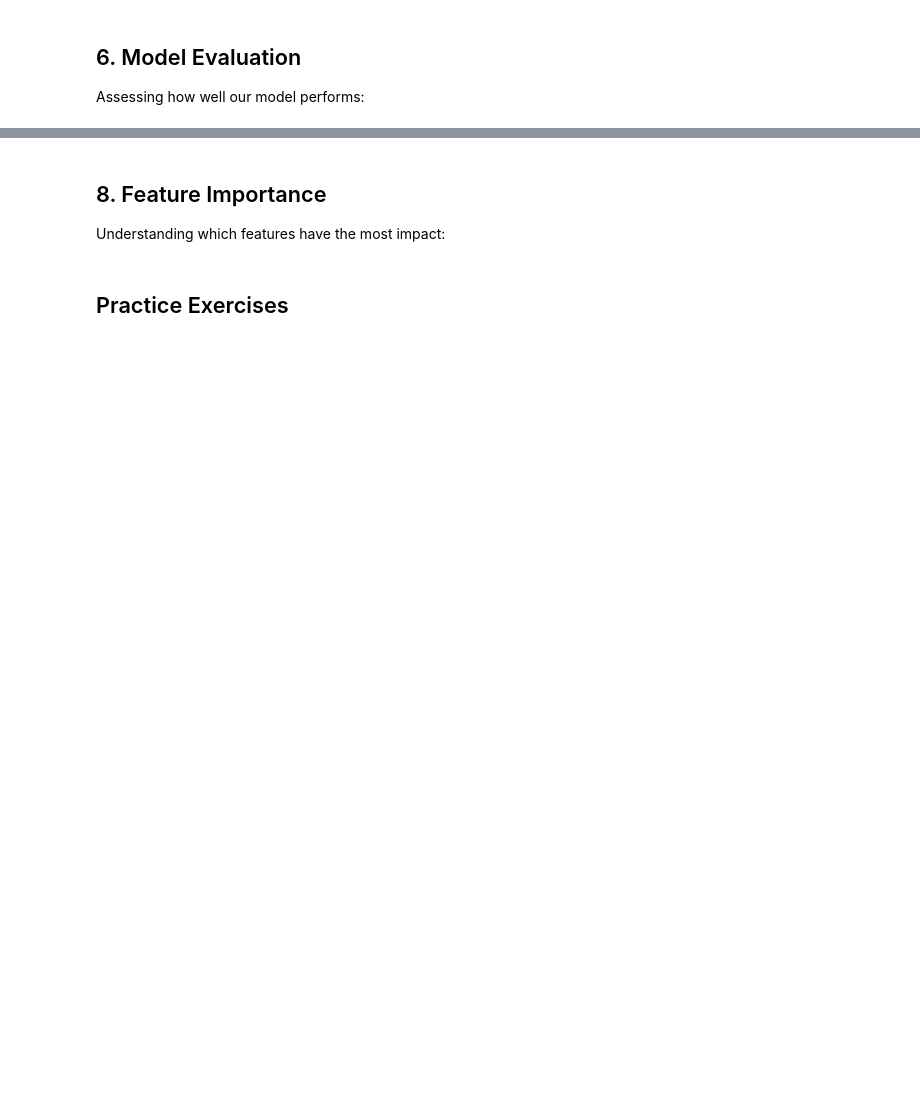
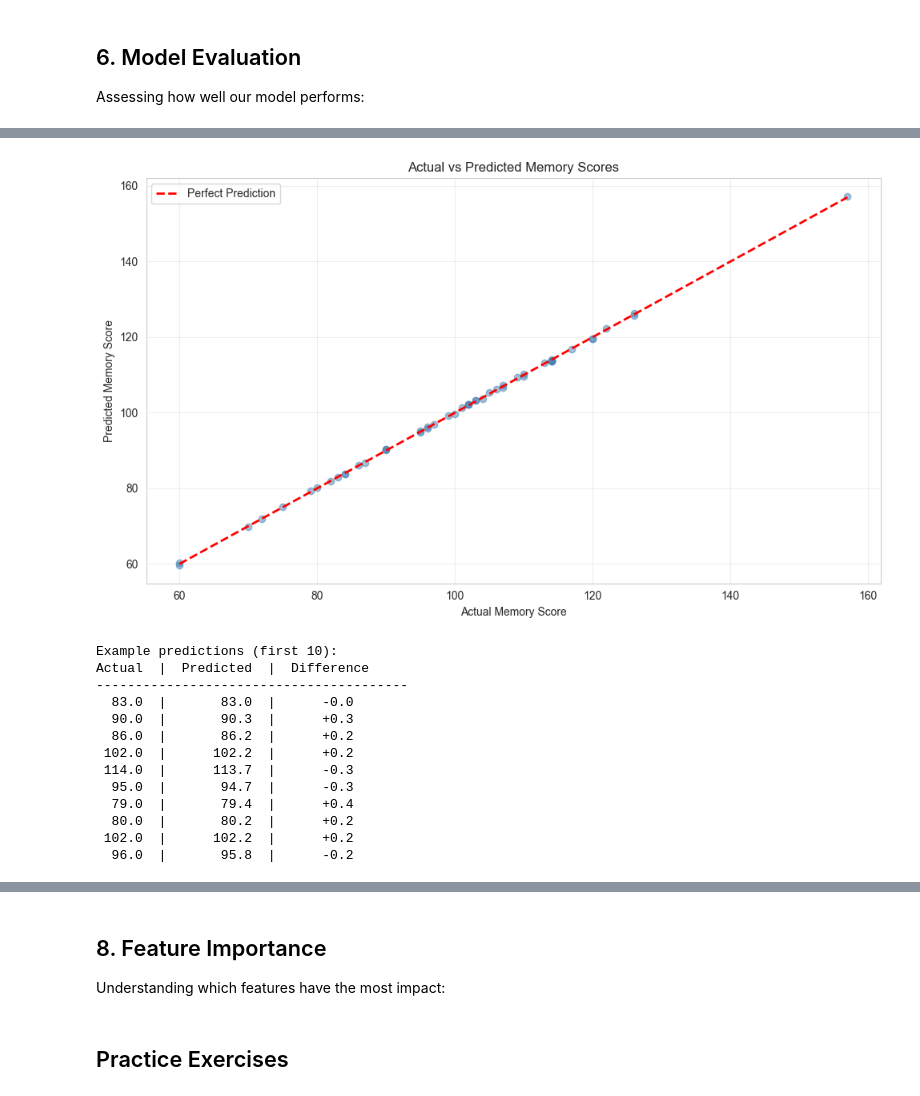
Before and after one commit to hassanabdulr/python_workshop, a Jupyter notebook: notebooks/05_analysis_and_modeling.ipynb, the cells around one changed output, grey strips where cells are left out. Drawn from its saved outputs; the diff is of its cells as text; code cells hidden in the pictures; blank space fills up the shorter version.

```diff
--- a/notebooks/05_analysis_and_modeling.ipynb
+++ b/notebooks/05_analysis_and_modeling.ipynb
@@ -174,8 +257,16 @@ Building a simple model to predict house prices:
 # %%
 # Prepare features (X) and target (y)
-X = housing_df[['square_feet', 'bedrooms', 'bathrooms', 'age_years', 'garage_spaces']]
-y = housing_df['price']
+# We'll predict memory_score from various factors
+feature_cols = ['age', 'hippocampus_volume', 'amygdala_volume', 'cortical_thickness',
+                'attention_score', 'executive_function_score',
+                'cholesterol_mg_dl', 'bmi']
 
-print("Features shape:", X.shape)
-print("Target shape:", y.shape)
-print("\nFeature names:", X.columns.tolist())
+X = data_complete[feature_cols]
+y = data_complete['memory_score']
+
+print("Predicting: Memory Score")
+print(f"\nFeatures shape: {X.shape}")
+print(f"Target shape: {y.shape}")
+print(f"\nFeature names:")
+for i, col in enumerate(X.columns, 1):
+    print(f"  {i}. {col}")
@@ -221,14 +367,38 @@ print(f"  On average, predictions are off by ${mae:,.2f}.")
 # %%
 # Visualize predictions vs actual values
 plt.figure(figsize=(10, 6))
-plt.scatter(y_test, y_pred, alpha=0.5)
-plt.plot([y_test.min(), y_test.max()], [y_test.min(), y_test.max()], 'r--', lw=2)
-plt.xlabel('Actual Price ($)')
-plt.ylabel('Predicted Price ($)')
-plt.title('Actual vs Predicted House Prices')
-plt.ticklabel_format(style='plain', axis='both')
+plt.scatter(y_test, y_pred, alpha=0.5, color='steelblue')
+plt.plot([y_test.min(), y_test.max()], [y_test.min(), y_test.max()], 'r--', lw=2, label='Perfect Prediction')
+plt.xlabel('Actual Memory Score')
+plt.ylabel('Predicted Memory Score')
+plt.title('Actual vs Predicted Memory Scores')
+plt.legend()
+plt.grid(True, alpha=0.3)
 plt.tight_layout()
 plt.show()
+
+# Show some example predictions
+print("\nExample predictions (first 10):")
+print("Actual  |  Predicted  |  Difference")
+print("-" * 40)
+for actual, pred in list(zip(y_test, y_pred))[:10]:
+    diff = pred - actual
+    print(f"{actual:6.1f}  |  {pred:9.1f}  |  {diff:+8.1f}")
+# %% [output]
+[figure, added]
+Example predictions (first 10):
+Actual  |  Predicted  |  Difference
+----------------------------------------
+  83.0  |       83.0  |      -0.0
+  90.0  |       90.3  |      +0.3
+  86.0  |       86.2  |      +0.2
+ 102.0  |      102.2  |      +0.2
+ 114.0  |      113.7  |      -0.3
+  95.0  |       94.7  |      -0.3
+  79.0  |       79.4  |      +0.4
+  80.0  |       80.2  |      +0.2
+ 102.0  |      102.2  |      +0.2
+  96.0  |       95.8  |      -0.2
 # %%
 # Residual plot (errors)
 residuals = y_test - y_pred
```
Also changed, not shown: parts of 21 cells of this notebook, 1 other file.
